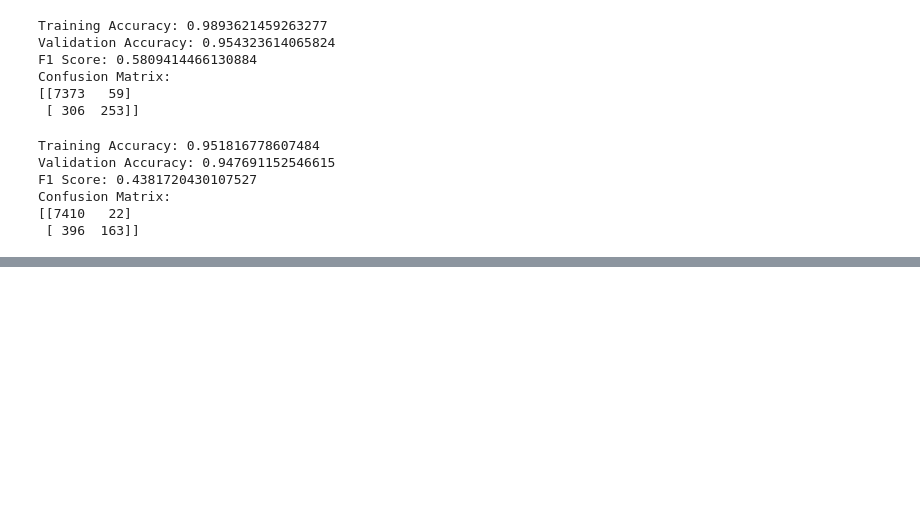
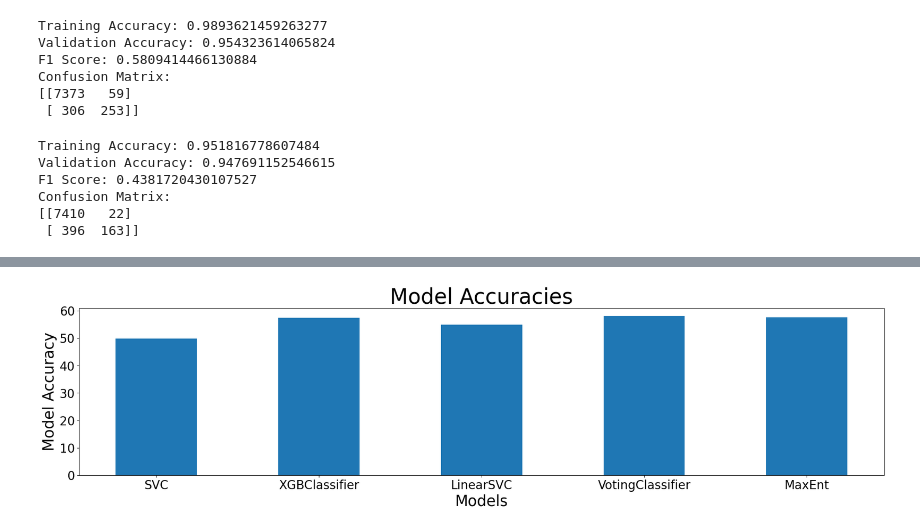
Before and after one commit to SonuAlex/Sentiment-Analysis, a Jupyter notebook: Twitter_Sentiment.ipynb, the cells around one changed output, grey strips where cells are left out. Saved outputs shown, nothing was run; the diff lists cells and outputs as text; code cells hidden in the pictures; blank space fills up the shorter version.

```diff
--- a/Twitter_Sentiment.ipynb
+++ b/Twitter_Sentiment.ipynb
@@ -807,3 +790,19 @@ plt.show()
+# %%
+plt.figure(figsize=(24, 5))
+# Create bar graph
+plt.bar(cat2, val2, width=0.5)
+
+# Add labels and title
+plt.xlabel('Models', fontsize=25)
+plt.ylabel('Model Accuracy', fontsize=25)
+plt.title('Model Accuracies', fontsize=35)
+plt.xticks(fontsize=20)
+plt.yticks(fontsize=20)
+
+# Show the plot
+plt.show()
+# %% [output]
+[figure, added]
 # %%
 plt.figure(figsize=(22, 3))
 # Create bar graph
```
Also changed, not shown: parts of 11 cells of this notebook.
